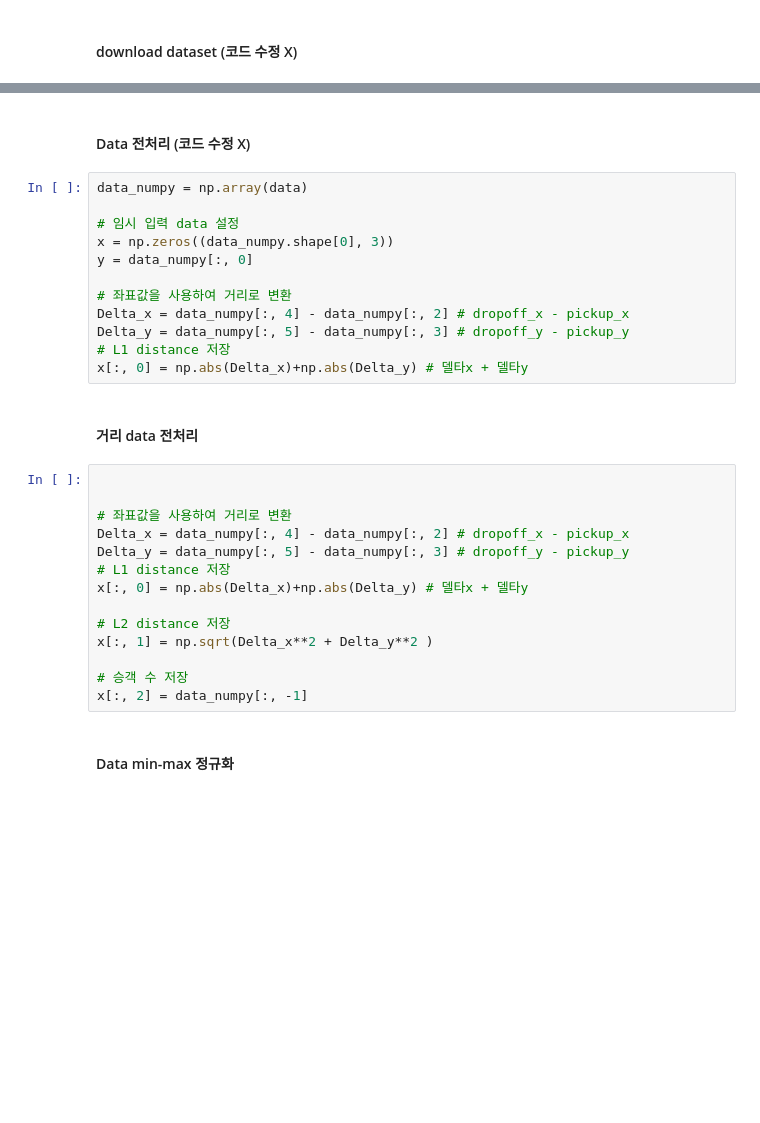
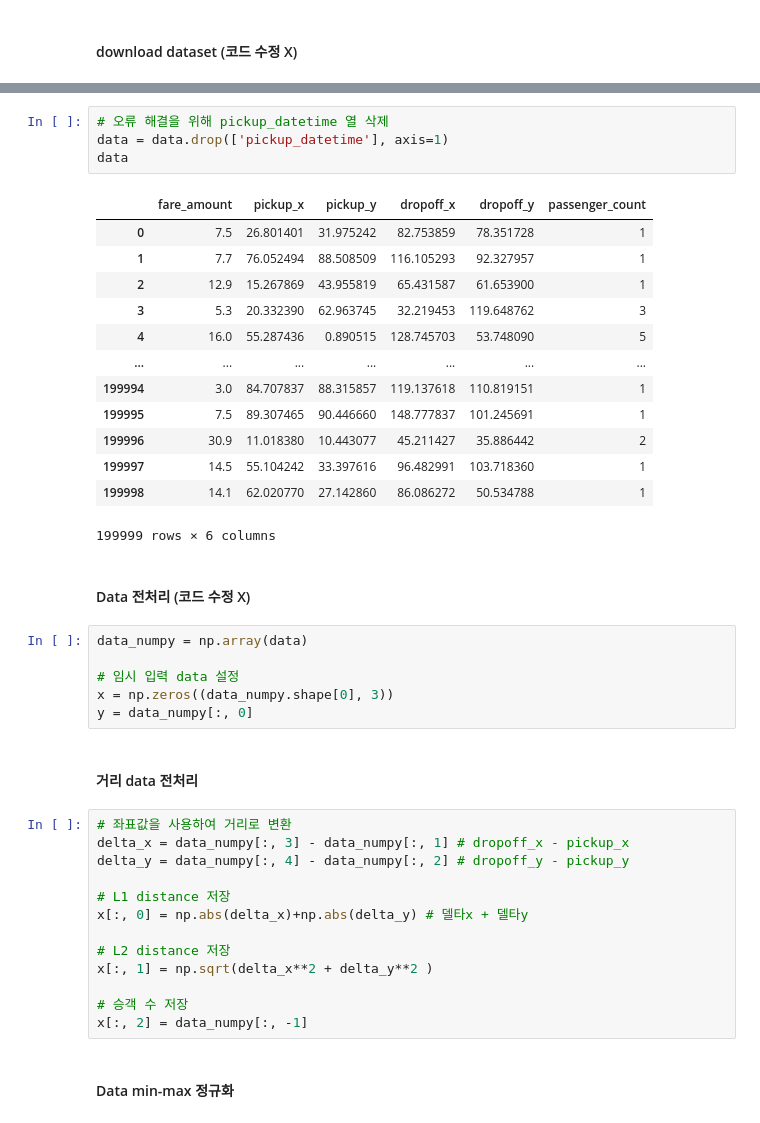
Before and after one commit to JangYuSeung/My_ML_Course_Notebook, a Jupyter notebook: 250930_Linear_Regression_과제.ipynb, the cells around one changed output, grey strips where cells are left out. Drawn from its saved outputs; the diff is of its cells as text; blank space fills up the shorter version.

```diff
--- a/250930_Linear_Regression_과제.ipynb
+++ b/250930_Linear_Regression_과제.ipynb
@@ -46,6 +46,24 @@ modified_uber.csv   100%[===================>]  28.29M  8.78MB/s    in 3.2s
 | 199997 | 14.5 | 2015-05-20 14:56:25 UTC | 55.104242 | 33.397616 | 96.482991 | 103.718360 | 1 |
 | 199998 | 14.1 | 2010-05-15 04:08:00 UTC | 62.020770 | 27.142860 | 86.086272 | 50.534788 | 1 |
 199999 rows × 7 columns
+# %%
+# 오류 해결을 위해 pickup_datetime 열 삭제
+data = data.drop(['pickup_datetime'], axis=1)
+data
+# %% [output]
+|  | fare_amount | pickup_x | pickup_y | dropoff_x | dropoff_y | passenger_count |
+| 0 | 7.5 | 26.801401 | 31.975242 | 82.753859 | 78.351728 | 1 |
+| 1 | 7.7 | 76.052494 | 88.508509 | 116.105293 | 92.327957 | 1 |
+| 2 | 12.9 | 15.267869 | 43.955819 | 65.431587 | 61.653900 | 1 |
+| 3 | 5.3 | 20.332390 | 62.963745 | 32.219453 | 119.648762 | 3 |
+| 4 | 16.0 | 55.287436 | 0.890515 | 128.745703 | 53.748090 | 5 |
+| ... | ... | ... | ... | ... | ... | ... |
+| 199994 | 3.0 | 84.707837 | 88.315857 | 119.137618 | 110.819151 | 1 |
+| 199995 | 7.5 | 89.307465 | 90.446660 | 148.777837 | 101.245691 | 1 |
+| 199996 | 30.9 | 11.018380 | 10.443077 | 45.211427 | 35.886442 | 2 |
+| 199997 | 14.5 | 55.104242 | 33.397616 | 96.482991 | 103.718360 | 1 |
+| 199998 | 14.1 | 62.020770 | 27.142860 | 86.086272 | 50.534788 | 1 |
+199999 rows × 6 columns
 # %% [markdown]
 #### Data 전처리 (코드 수정 X)
 # %%
@@ -54,25 +72,18 @@ data_numpy = np.array(data)
 # 임시 입력 data 설정
 x = np.zeros((data_numpy.shape[0], 3))
 y = data_numpy[:, 0]
-
-# 좌표값을 사용하여 거리로 변환
-Delta_x = data_numpy[:, 4] - data_numpy[:, 2] # dropoff_x - pickup_x
-Delta_y = data_numpy[:, 5] - data_numpy[:, 3] # dropoff_y - pickup_y
-# L1 distance 저장
-x[:, 0] = np.abs(Delta_x)+np.abs(Delta_y) # 델타x + 델타y
 # %% [markdown]
 #### 거리 data 전처리
 # %%
+# 좌표값을 사용하여 거리로 변환
+delta_x = data_numpy[:, 3] - data_numpy[:, 1] # dropoff_x - pickup_x
+delta_y = data_numpy[:, 4] - data_numpy[:, 2] # dropoff_y - pickup_y
 
-
-# 좌표값을 사용하여 거리로 변환
-Delta_x = data_numpy[:, 4] - data_numpy[:, 2] # dropoff_x - pickup_x
-Delta_y = data_numpy[:, 5] - data_numpy[:, 3] # dropoff_y - pickup_y
 # L1 distance 저장
-x[:, 0] = np.abs(Delta_x)+np.abs(Delta_y) # 델타x + 델타y
+x[:, 0] = np.abs(delta_x)+np.abs(delta_y) # 델타x + 델타y
 
 # L2 distance 저장
-x[:, 1] = np.sqrt(Delta_x**2 + Delta_y**2 )
+x[:, 1] = np.sqrt(delta_x**2 + delta_y**2 )
 
 # 승객 수 저장
 x[:, 2] = data_numpy[:, -1]
```
Also changed, not shown: parts of 4 cells of this notebook.
